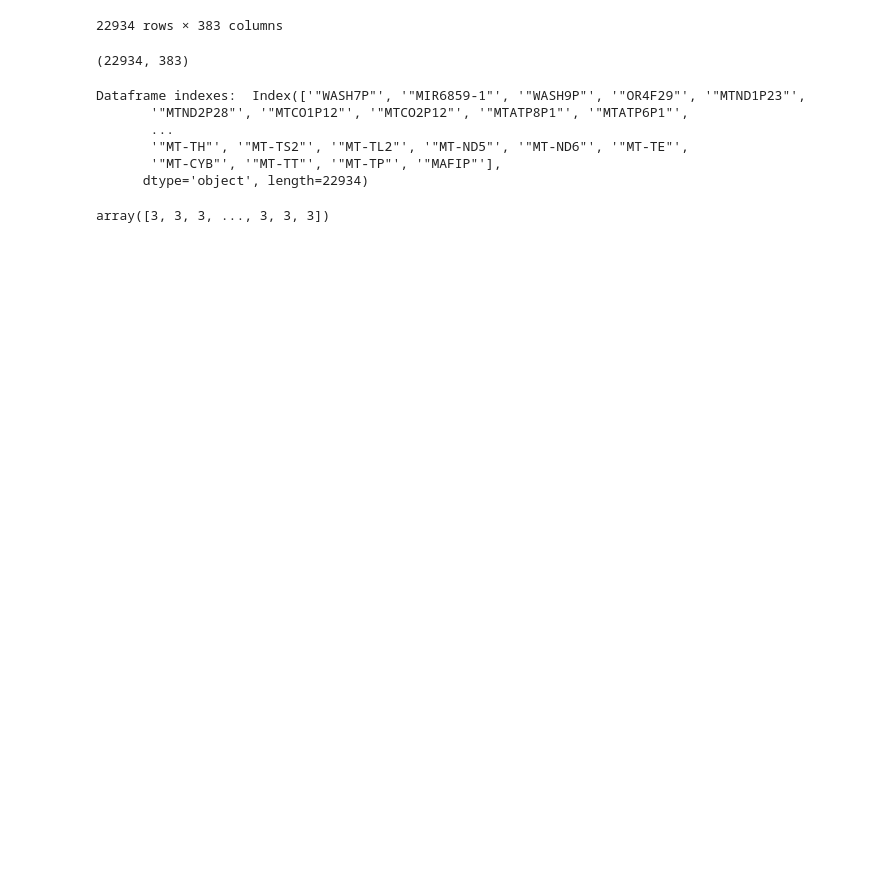
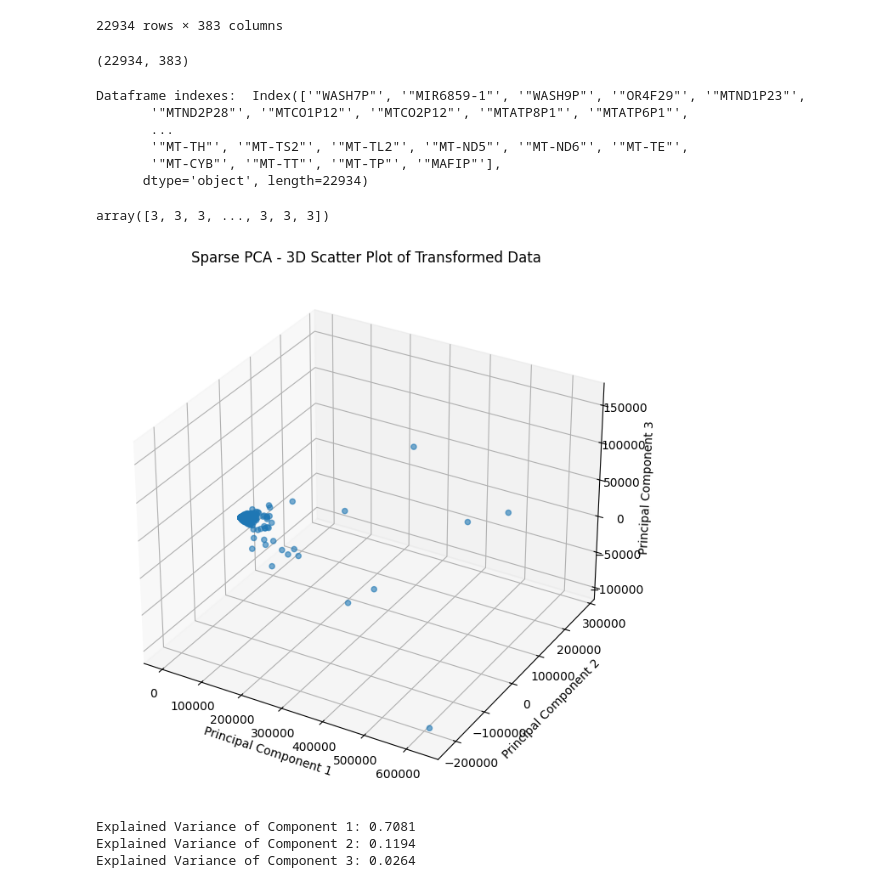
Before and after one commit to AliEmreSenel/BAIAILabProject2024, a Jupyter notebook: mariano_file.ipynb, the cells around one changed output. Cells and saved outputs as stored; diff of their text form; code cells hidden in the pictures; blank space fills up the shorter version.

Commit message:
SparsePCA

```diff
--- a/mariano_file.ipynb
+++ b/mariano_file.ipynb
@@ -102,0 +105,47 @@ array([3, 3, 3, ..., 3, 3, 3])
+# %%
+# Create Sparse PCA object
+sparse_pca = SparsePCA(n_components=3, alpha=0.1, random_state=6942)  # alpha is equivalent to lambda in the objective function
+
+# Fit Sparse PCA to the data
+sparse_pca.fit(df)
+
+# Transform the data to the new reduced dimensionality
+df_sparse_pca = sparse_pca.transform(df)
+# %%
+from mpl_toolkits.mplot3d import Axes3D
+
+# Create a 3D plot
+fig = plt.figure(figsize=(12, 8))
+ax = fig.add_subplot(111, projection='3d')
+
+# Scatter plot for the first three principal components
+ax.scatter(df_sparse_pca[:, 0], df_sparse_pca[:, 1], df_sparse_pca[:, 2], alpha=0.6)
+
+ax.set_title('Sparse PCA - 3D Scatter Plot of Transformed Data')
+ax.set_xlabel('Principal Component 1')
+ax.set_ylabel('Principal Component 2')
+ax.set_zlabel('Principal Component 3')
+
+plt.show()
+# %% [output]
+[figure, added]
+# %%
+# Fit Sparse PCA to the data
+sparse_pca.fit(df)
+
+# Calculate the total variance of the original data
+total_variance = np.var(df)
+
+# Compute the variance of the transformed data for each component
+components_variances = np.var(sparse_pca.transform(df), axis=0)
+
+# Calculate explained variance for each component
+explained_variances = components_variances / total_variance.sum()
+
+# Print explained variances for the first three components
+for i in range(3):
+    print(f"Explained Variance of Component {i+1}: {explained_variances[i]:.4f}")
+# %% [output]
+Explained Variance of Component 1: 0.7081
+Explained Variance of Component 2: 0.1194
+Explained Variance of Component 3: 0.0264
```
Also changed, not shown: parts of 8 cells of this notebook.
